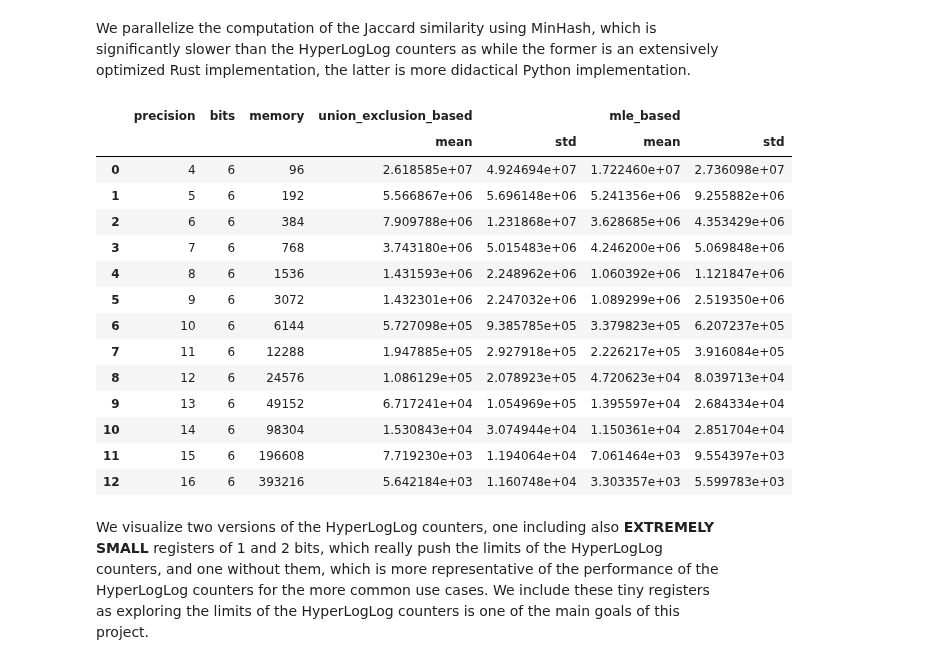
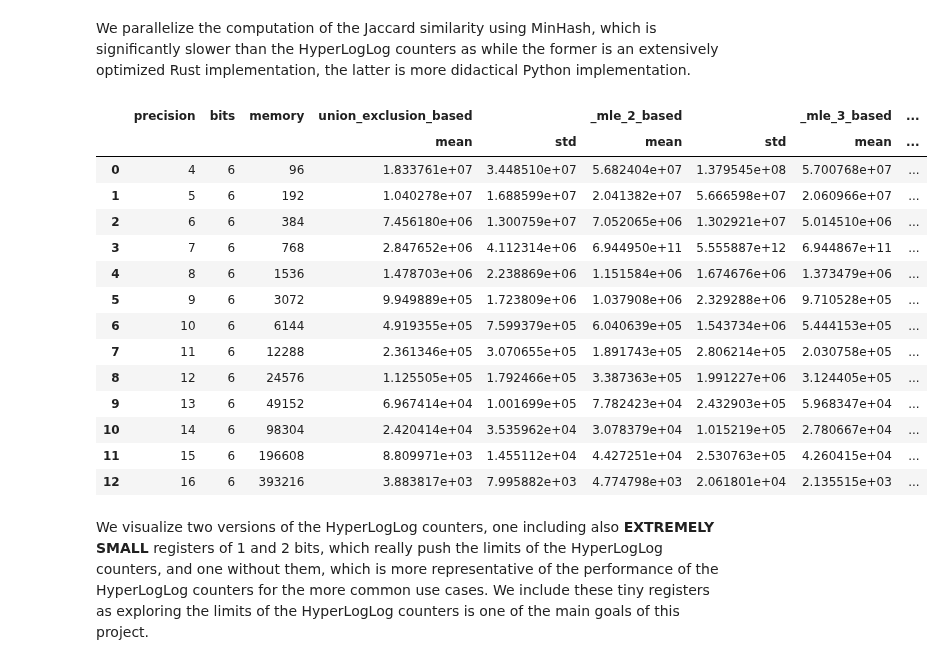
Before and after one commit to LucaCappelletti94/hyperloglog-rs, a Jupyter notebook: Intersection evaluations.ipynb, the cells around one changed output. Saved outputs shown, nothing was run; the diff lists cells and outputs as text; code cells hidden in the pictures.

```diff
--- a/Intersection evaluations.ipynb
+++ b/Intersection evaluations.ipynb
@@ -60,31 +60,43 @@ We parallelize the computation of the Jaccard similarity using MinHash, which is
 # %%
 df["union_exclusion_based"] = (df.exact - df.union_exclusion)**2
 #df["intersection_set"] = (df.exact - df.intersection_set)**2
-df["mle_based"] = (df.exact - df.intersection_mle)**2
+
+mle_columns = [
+    column
+    for column in df.columns
+    if "intersection_mle" in column
+]
+
+new_columns = []
+
+for mle_column in mle_columns:
+    new_column = f"{mle_column}_based".replace("intersection", "")
+    df[new_column] = (df.exact - df[mle_column])**2
+    new_columns.append(new_column)
+
 columns = [
     "union_exclusion_based",
-    #"intersection_set",
-    "mle_based"
+    *new_columns
 ]
 data_hll = df.groupby(["precision", "bits", "memory"])[columns].agg(["mean", "std"])
 data_hll = data_hll.reset_index()
 data_hll
 # %% [output]
-|  | precision | bits | memory | union_exclusion_based |  | mle_based |  |
-|  |  |  |  | mean | std | mean | std |
-| 0 | 4 | 6 | 96 | 2.618585e+07 | 4.924694e+07 | 1.722460e+07 | 2.736098e+07 |
-| 1 | 5 | 6 | 192 | 5.566867e+06 | 5.696148e+06 | 5.241356e+06 | 9.255882e+06 |
-| 2 | 6 | 6 | 384 | 7.909788e+06 | 1.231868e+07 | 3.628685e+06 | 4.353429e+06 |
-| 3 | 7 | 6 | 768 | 3.743180e+06 | 5.015483e+06 | 4.246200e+06 | 5.069848e+06 |
-| 4 | 8 | 6 | 1536 | 1.431593e+06 | 2.248962e+06 | 1.060392e+06 | 1.121847e+06 |
-| 5 | 9 | 6 | 3072 | 1.432301e+06 | 2.247032e+06 | 1.089299e+06 | 2.519350e+06 |
-| 6 | 10 | 6 | 6144 | 5.727098e+05 | 9.385785e+05 | 3.379823e+05 | 6.207237e+05 |
-| 7 | 11 | 6 | 12288 | 1.947885e+05 | 2.927918e+05 | 2.226217e+05 | 3.916084e+05 |
-| 8 | 12 | 6 | 24576 | 1.086129e+05 | 2.078923e+05 | 4.720623e+04 | 8.039713e+04 |
-| 9 | 13 | 6 | 49152 | 6.717241e+04 | 1.054969e+05 | 1.395597e+04 | 2.684334e+04 |
-| 10 | 14 | 6 | 98304 | 1.530843e+04 | 3.074944e+04 | 1.150361e+04 | 2.851704e+04 |
-| 11 | 15 | 6 | 196608 | 7.719230e+03 | 1.194064e+04 | 7.061464e+03 | 9.554397e+03 |
-| 12 | 16 | 6 | 393216 | 5.642184e+03 | 1.160748e+04 | 3.303357e+03 | 5.599783e+03 |
+|  | precision | bits | memory | union_exclusion_based |  | _mle_2_based |  | _mle_3_based | ... |
+|  |  |  |  | mean | std | mean | std | mean | ... |
+| 0 | 4 | 6 | 96 | 1.833761e+07 | 3.448510e+07 | 5.682404e+07 | 1.379545e+08 | 5.700768e+07 | ... |
+| 1 | 5 | 6 | 192 | 1.040278e+07 | 1.688599e+07 | 2.041382e+07 | 5.666598e+07 | 2.060966e+07 | ... |
+| 2 | 6 | 6 | 384 | 7.456180e+06 | 1.300759e+07 | 7.052065e+06 | 1.302921e+07 | 5.014510e+06 | ... |
+| 3 | 7 | 6 | 768 | 2.847652e+06 | 4.112314e+06 | 6.944950e+11 | 5.555887e+12 | 6.944867e+11 | ... |
+| 4 | 8 | 6 | 1536 | 1.478703e+06 | 2.238869e+06 | 1.151584e+06 | 1.674676e+06 | 1.373479e+06 | ... |
+| 5 | 9 | 6 | 3072 | 9.949889e+05 | 1.723809e+06 | 1.037908e+06 | 2.329288e+06 | 9.710528e+05 | ... |
+| 6 | 10 | 6 | 6144 | 4.919355e+05 | 7.599379e+05 | 6.040639e+05 | 1.543734e+06 | 5.444153e+05 | ... |
+| 7 | 11 | 6 | 12288 | 2.361346e+05 | 3.070655e+05 | 1.891743e+05 | 2.806214e+05 | 2.030758e+05 | ... |
+| 8 | 12 | 6 | 24576 | 1.125505e+05 | 1.792466e+05 | 3.387363e+05 | 1.991227e+06 | 3.124405e+05 | ... |
+| 9 | 13 | 6 | 49152 | 6.967414e+04 | 1.001699e+05 | 7.782423e+04 | 2.432903e+05 | 5.968347e+04 | ... |
+| 10 | 14 | 6 | 98304 | 2.420414e+04 | 3.535962e+04 | 3.078379e+04 | 1.015219e+05 | 2.780667e+04 | ... |
+| 11 | 15 | 6 | 196608 | 8.809971e+03 | 1.455112e+04 | 4.427251e+04 | 2.530763e+05 | 4.260415e+04 | ... |
+| 12 | 16 | 6 | 393216 | 3.883817e+03 | 7.995882e+03 | 4.774798e+03 | 2.061801e+04 | 2.135515e+03 | ... |
 # %% [markdown]
 We visualize two versions of the HyperLogLog counters, one including also **EXTREMELY SMALL** registers of 1 and 2 bits, which really push the limits of the HyperLogLog counters, and one without them, which is more representative of the performance of the HyperLogLog counters for the more common use cases. We include these tiny registers as exploring the limits of the HyperLogLog counters is one of the main goals of this project.
 # %%
```
Also changed, not shown: parts of 4 cells of this notebook, 5 other files.
